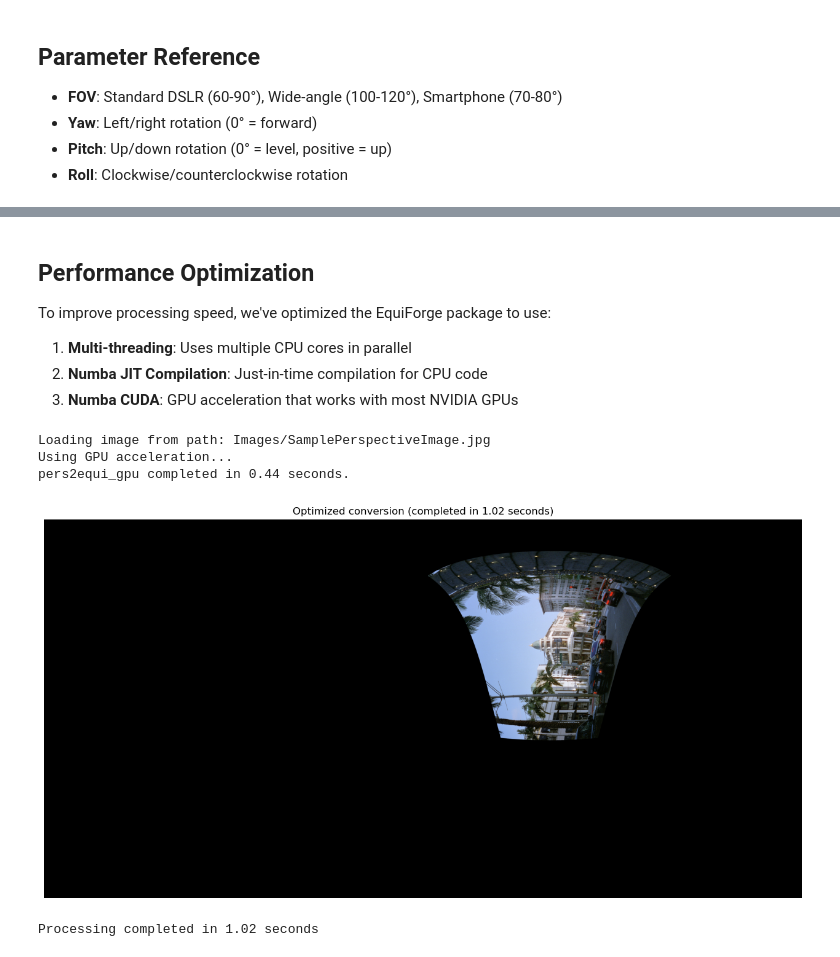
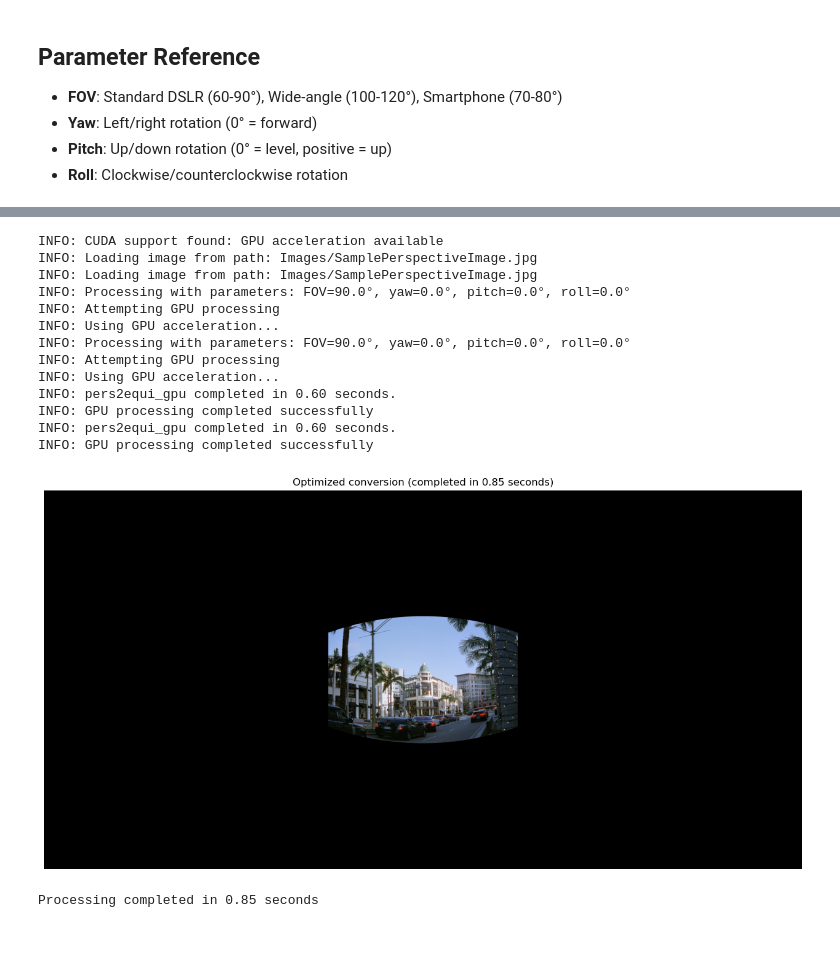
Before and after one commit to MikkelKappelPersson/EquiForge, a Jupyter notebook: Equirectangular Transforms.ipynb, the cells around one changed output, grey strips where cells are left out. Saved outputs shown, nothing was run; the diff lists cells and outputs as text; code cells hidden in the pictures.

```diff
--- a/Equirectangular Transforms.ipynb
+++ b/Equirectangular Transforms.ipynb
@@ -17,48 +8,46 @@ The EquiForge package uses the same core algorithm as our notebook but provides
-# %% [markdown]
-## Performance Optimization
-
-To improve processing speed, we've optimized the EquiForge package to use:
-
-1. **Multi-threading**: Uses multiple CPU cores in parallel
-2. **Numba JIT Compilation**: Just-in-time compilation for CPU code
-3. **Numba CUDA**: GPU acceleration that works with most NVIDIA GPUs
 # %%
+# Import the optimized function from the new package structure
+import time
+import matplotlib.pyplot as plt
 
-# Import the optimized function from the new package structure
-import equiforge
-
-# Time the conversion with optimized code
-import time
-import numpy as np
-import matplotlib.pyplot as plt
-from PIL import Image
+from equiforge import pers2equi
 
 
 start_time = time.time()
 
 # Run optimized conversion (will use multiple CPU cores or GPU if available)
-optimized_result = equiforge.pers2equi(
+optimized_result = pers2equi(
     'Images/SamplePerspectiveImage.jpg',
     output_height=4096,
     fov_h=90.0,
-    yaw=60.0,
-    pitch=30.0,
-    roll=90.0
+    yaw=0.0,
+    pitch=0.0,
+    roll=0.0
 )
 
 end_time = time.time()
 
 # Display the result
 plt.figure(figsize=(16, 8))
 plt.imshow(optimized_result)
 plt.title(f"Optimized conversion (completed in {end_time - start_time:.2f} seconds)")
 plt.axis('off')
 plt.show()
 
 print(f"Processing completed in {end_time - start_time:.2f} seconds")
 # %% [output]
-Loading image from path: Images/SamplePerspectiveImage.jpg
-Using GPU acceleration...
-pers2equi_gpu completed in 0.44 seconds.
+INFO: CUDA support found: GPU acceleration available
+INFO: Loading image from path: Images/SamplePerspectiveImage.jpg
+INFO: Loading image from path: Images/SamplePerspectiveImage.jpg
+INFO: Processing with parameters: FOV=90.0°, yaw=0.0°, pitch=0.0°, roll=0.0°
+INFO: Attempting GPU processing
+INFO: Using GPU acceleration...
+INFO: Processing with parameters: FOV=90.0°, yaw=0.0°, pitch=0.0°, roll=0.0°
+INFO: Attempting GPU processing
+INFO: Using GPU acceleration...
+INFO: pers2equi_gpu completed in 0.60 seconds.
+INFO: GPU processing completed successfully
+INFO: pers2equi_gpu completed in 0.60 seconds.
+INFO: GPU processing completed successfully
-[figure, old version]
+[figure, new version]
-Processing completed in 1.02 seconds
+Processing completed in 0.85 seconds
```
Also changed, not shown: parts of 2 cells of this notebook, 6 other files.
